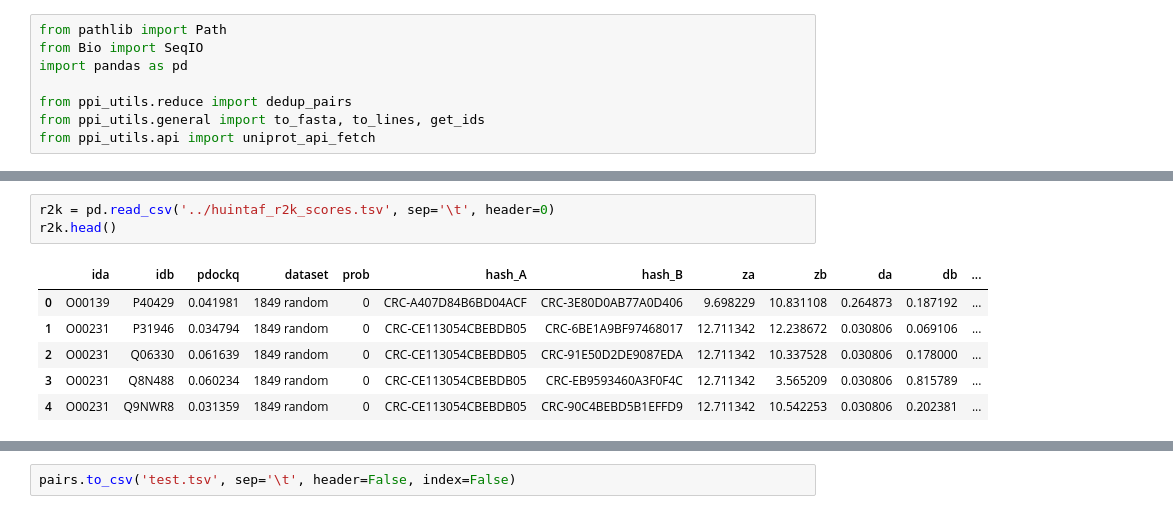
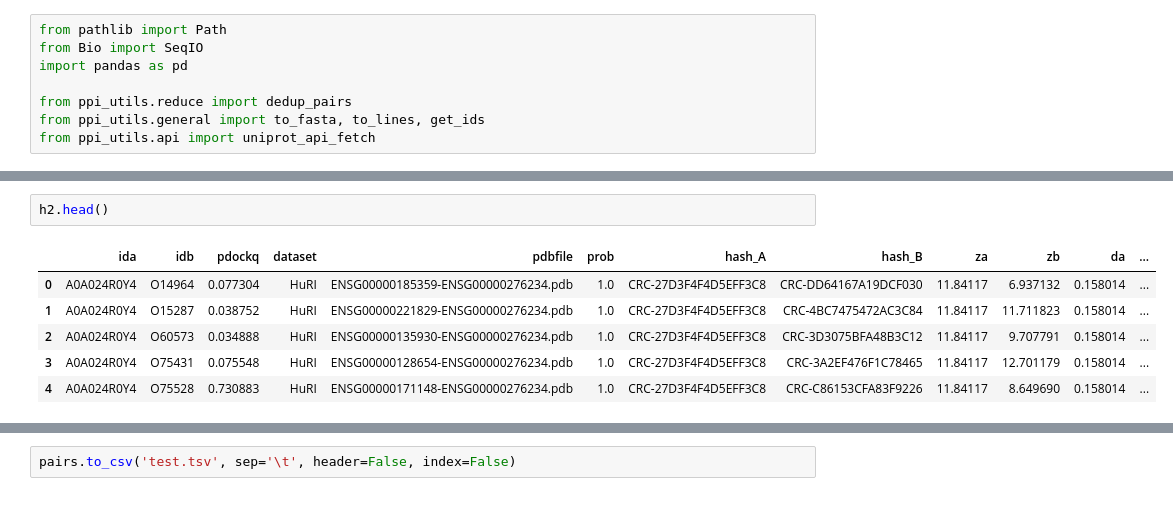
Before and after one commit to lkndl/ppi, a Jupyter notebook: colabfold/ppit5/ppit5.ipynb, the cells around one changed output, grey strips where cells are left out. Drawn from its saved outputs; the diff is of its cells as text.

```diff
--- a/colabfold/ppit5/ppit5.ipynb
+++ b/colabfold/ppit5/ppit5.ipynb
@@ -31,10 +16,9 @@ mp.head()
-# %%
-r2k = pd.read_csv('../huintaf_r2k_scores.tsv', sep='\t', header=0)
-r2k.head()
-# %% [output]
-|  | ida | idb | pdockq | dataset | prob | hash_A | hash_B | za | zb | da | db | ... |
-| 0 | O00139 | P40429 | 0.041981 | 1849 random | 0 | CRC-A407D84B6BD04ACF | CRC-3E80D0AB77A0D406 | 9.698229 | 10.831108 | 0.264873 | 0.187192 | ... |
-| 1 | O00231 | P31946 | 0.034794 | 1849 random | 0 | CRC-CE113054CBEBDB05 | CRC-6BE1A9BF97468017 | 12.711342 | 12.238672 | 0.030806 | 0.069106 | ... |
-| 2 | O00231 | Q06330 | 0.061639 | 1849 random | 0 | CRC-CE113054CBEBDB05 | CRC-91E50D2DE9087EDA | 12.711342 | 10.337528 | 0.030806 | 0.178000 | ... |
-| 3 | O00231 | Q8N488 | 0.060234 | 1849 random | 0 | CRC-CE113054CBEBDB05 | CRC-EB9593460A3F0F4C | 12.711342 | 3.565209 | 0.030806 | 0.815789 | ... |
-| 4 | O00231 | Q9NWR8 | 0.031359 | 1849 random | 0 | CRC-CE113054CBEBDB05 | CRC-90C4BEBD5B1EFFD9 | 12.711342 | 10.542253 | 0.030806 | 0.202381 | ... |
+# %%
+h2.head()
+# %% [output]
+|  | ida | idb | pdockq | dataset | pdbfile | prob | hash_A | hash_B | za | zb | da | ... |
+| 0 | A0A024R0Y4 | O14964 | 0.077304 | HuRI | ENSG00000185359-ENSG00000276234.pdb | 1.0 | CRC-27D3F4F4D5EFF3C8 | CRC-DD64167A19DCF030 | 11.84117 | 6.937132 | 0.158014 | ... |
+| 1 | A0A024R0Y4 | O15287 | 0.038752 | HuRI | ENSG00000221829-ENSG00000276234.pdb | 1.0 | CRC-27D3F4F4D5EFF3C8 | CRC-4BC7475472AC3C84 | 11.84117 | 11.711823 | 0.158014 | ... |
+| 2 | A0A024R0Y4 | O60573 | 0.034888 | HuRI | ENSG00000135930-ENSG00000276234.pdb | 1.0 | CRC-27D3F4F4D5EFF3C8 | CRC-3D3075BFA48B3C12 | 11.84117 | 9.707791 | 0.158014 | ... |
+| 3 | A0A024R0Y4 | O75431 | 0.075548 | HuRI | ENSG00000128654-ENSG00000276234.pdb | 1.0 | CRC-27D3F4F4D5EFF3C8 | CRC-3A2EF476F1C78465 | 11.84117 | 12.701179 | 0.158014 | ... |
+| 4 | A0A024R0Y4 | O75528 | 0.730883 | HuRI | ENSG00000171148-ENSG00000276234.pdb | 1.0 | CRC-27D3F4F4D5EFF3C8 | CRC-C86153CFA83F9226 | 11.84117 | 8.649690 | 0.158014 | ... |
```
Also changed, not shown: parts of 21 cells of this notebook, 3 other files.
